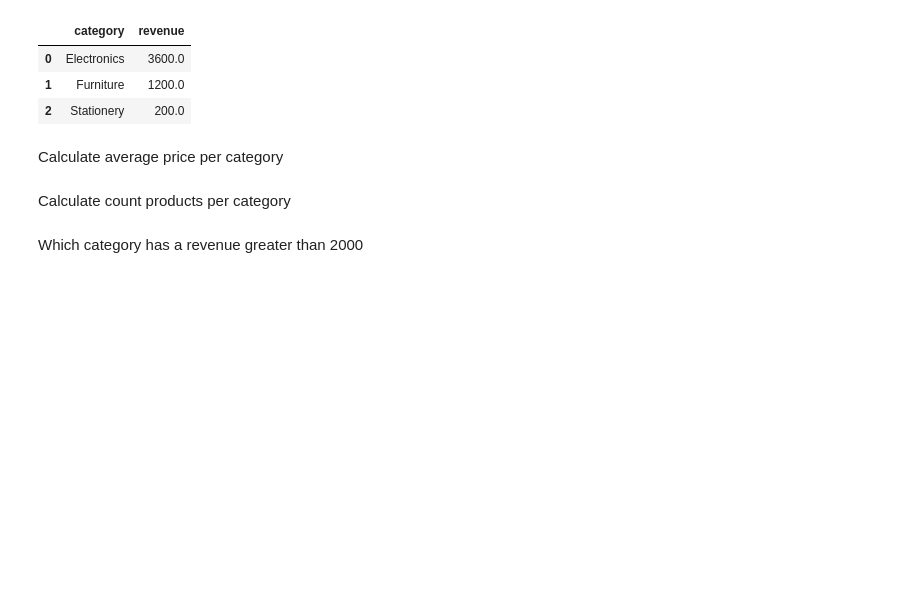
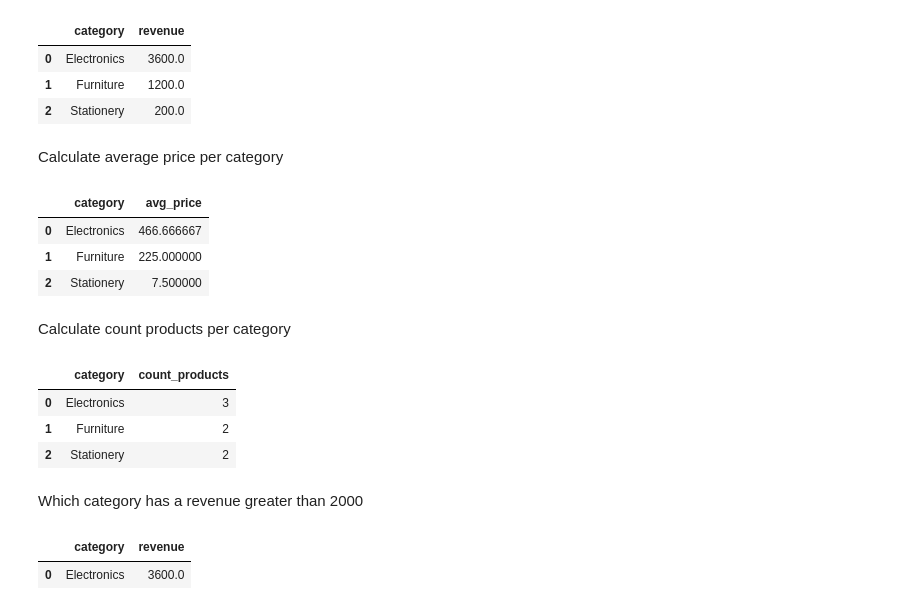
Before and after one commit to palakjain925/palakjain925-AnalyticsEngineering, a Jupyter notebook: maths/simple_maths.ipynb, the cells around one changed output. Drawn from its saved outputs; the diff is of its cells as text; code cells hidden in the pictures; blank space fills up the shorter version.

```diff
--- a/maths/simple_maths.ipynb
+++ b/maths/simple_maths.ipynb
@@ -136,2 +132,13 @@ pd.read_sql_query("""
+# %%
+pd.read_sql_query("""
+SELECT category, AVG(price) AS avg_price
+FROM sales
+GROUP BY category;
+""", conn)
+# %% [output]
+|  | category | avg_price |
+| 0 | Electronics | 466.666667 |
+| 1 | Furniture | 225.000000 |
+| 2 | Stationery | 7.500000 |
 # %% [markdown]
 Calculate count products per category
@@ -142,2 +145,13 @@ pd.read_sql_query("""
+# %%
+pd.read_sql_query("""
+SELECT category, COUNT(quantity) AS count_products
+FROM sales
+GROUP BY category;
+""", conn)
+# %% [output]
+|  | category | count_products |
+| 0 | Electronics | 3 |
+| 1 | Furniture | 2 |
+| 2 | Stationery | 2 |
 # %% [markdown]
 Which category has a revenue greater than 2000
@@ -148,0 +158,11 @@ pd.read_sql_query("""
+# %%
+
+pd.read_sql_query("""
+SELECT category, SUM(price * quantity) as revenue
+FROM sales
+GROUP BY category
+HAVING revenue > 2000;
+""", conn)
+# %% [output]
+|  | category | revenue |
+| 0 | Electronics | 3600.0 |
```
Also changed, not shown: parts of 3 cells of this notebook.
